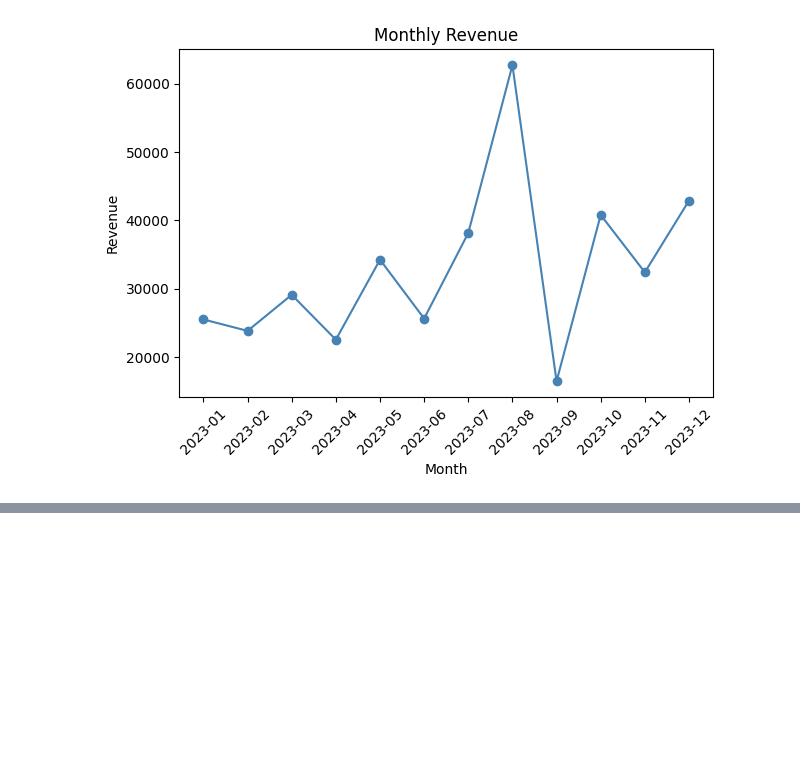
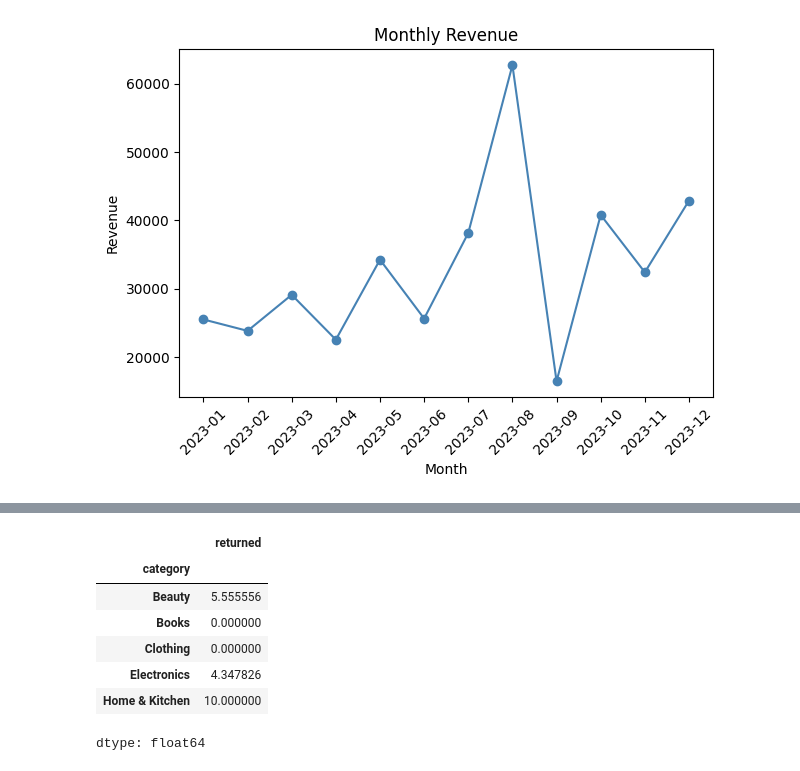
Before and after one commit to SandhuruT/Data_Science_01, a Jupyter notebook: Data_Science_project_01.ipynb, the cells around one changed output, grey strips where cells are left out. Saved outputs shown, nothing was run; the diff lists cells and outputs as text; code cells hidden in the pictures; blank space fills up the shorter version.

```diff
--- a/Data_Science_project_01.ipynb
+++ b/Data_Science_project_01.ipynb
@@ -163,0 +195,11 @@ plt.show()
+# %%
+df_sales.groupby('category')['returned'].apply(lambda x: (x == 'Yes').mean() * 100)
+# %% [output]
+|  | returned |
+| category |  |
+| Beauty | 5.555556 |
+| Books | 0.000000 |
+| Clothing | 0.000000 |
+| Electronics | 4.347826 |
+| Home & Kitchen | 10.000000 |
+dtype: float64
```
Also changed, not shown: parts of 13 cells of this notebook.
